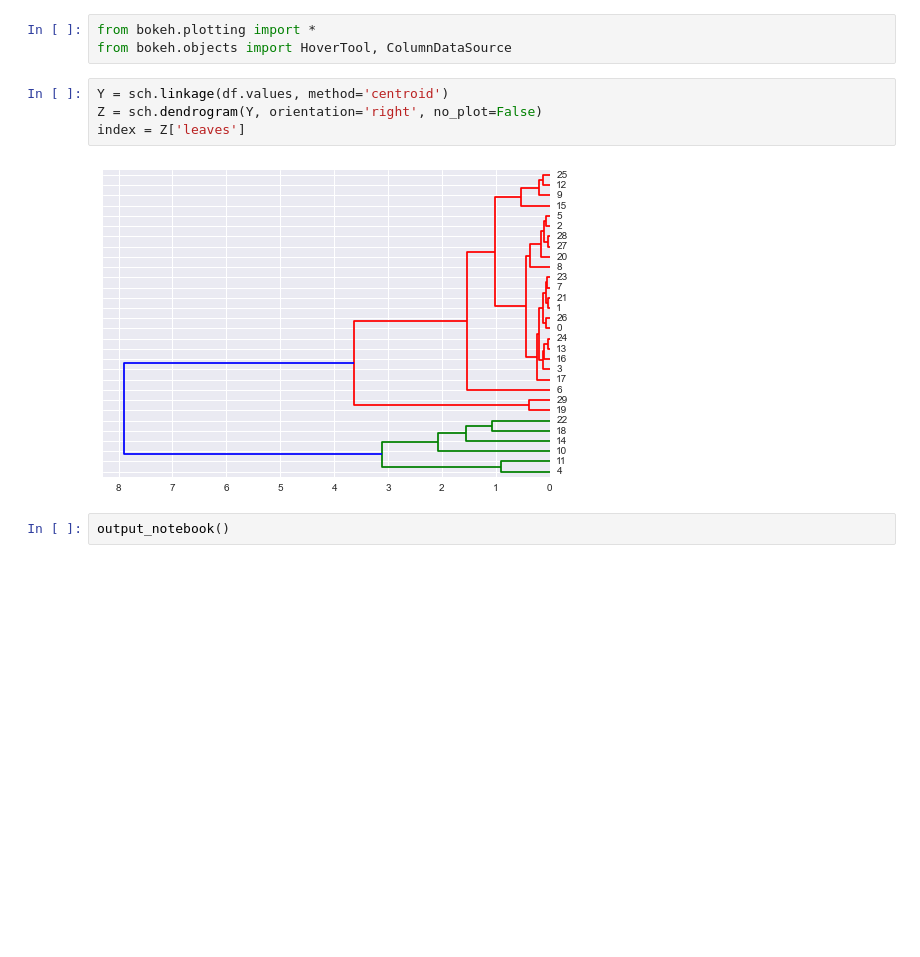
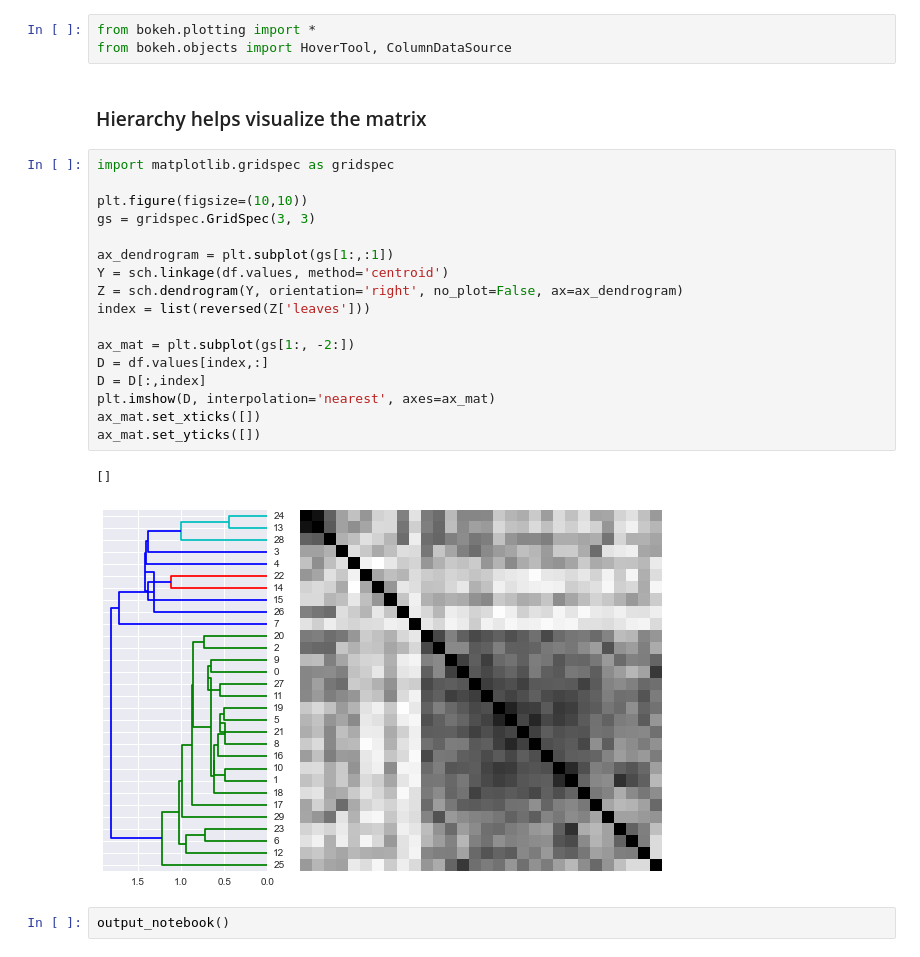
Before and after one commit to mvaz/PyData2014-Berlin, a Jupyter notebook: DAX30 Network.ipynb, the cells around one changed output. Saved outputs shown, nothing was run; the diff lists cells and outputs as text; blank space fills up the shorter version.

Commit message:
fixed correlation matrix representation

```diff
--- a/DAX30 Network.ipynb
+++ b/DAX30 Network.ipynb
@@ -55,12 +46,28 @@ plt.imshow(ds.get_at( datetime.date(2008,3,11)).values, interpolation='nearest')
 # %%
 from bokeh.plotting import *
 from bokeh.objects import HoverTool, ColumnDataSource
-# %%
-Y = sch.linkage(df.values, method='centroid')
-Z = sch.dendrogram(Y, orientation='right', no_plot=False)
-index = Z['leaves']
-# %% [output]
-[figure, removed]
+# %% [markdown]
+### Hierarchy helps visualize the matrix
+# %%
+import matplotlib.gridspec as gridspec
+
+plt.figure(figsize=(10,10))
+gs = gridspec.GridSpec(3, 3)
+
+ax_dendrogram = plt.subplot(gs[1:,:1])
+Y = sch.linkage(df.values, method='centroid')
+Z = sch.dendrogram(Y, orientation='right', no_plot=False, ax=ax_dendrogram)
+index = list(reversed(Z['leaves']))
+
+ax_mat = plt.subplot(gs[1:, -2:])
+D = df.values[index,:]
+D = D[:,index]
+plt.imshow(D, interpolation='nearest', axes=ax_mat)
+ax_mat.set_xticks([])
+ax_mat.set_yticks([])
+# %% [output]
+[]
+[figure, added]
 # %%
 output_notebook()
 # %% [output]
```
Also changed, not shown: parts of 6 cells of this notebook, 2 other files.
